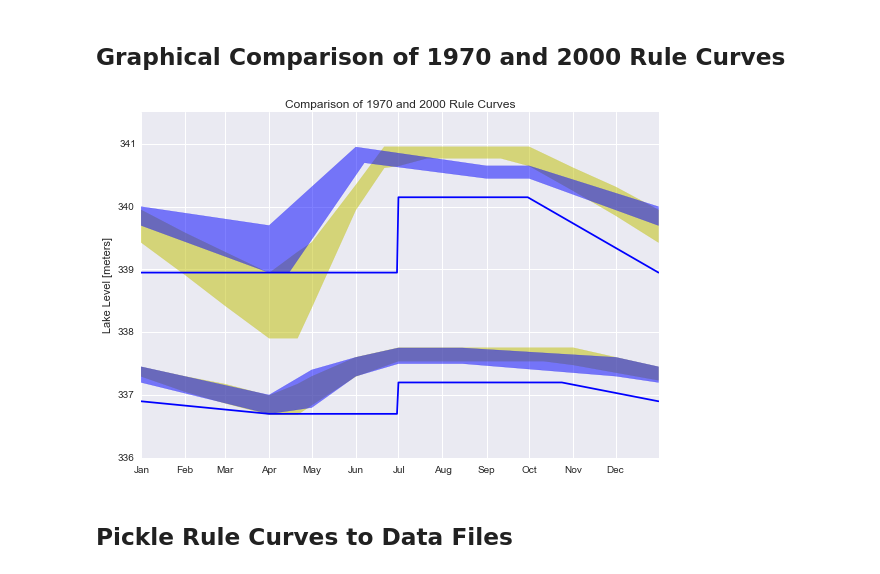
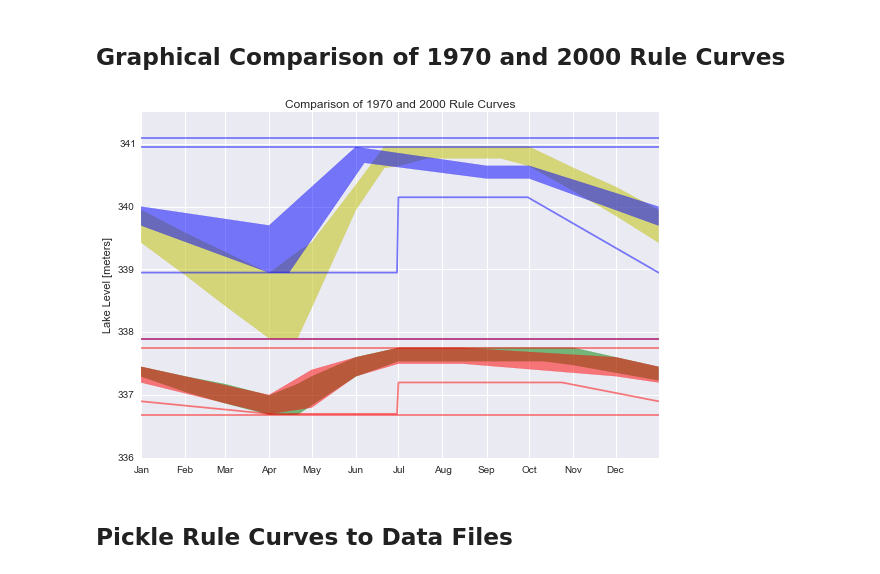
Before and after one commit to kmcgarry7/Rainy-Lake-Hydrology, a Jupyter notebook: Rule_Curves_for_Rainy_and_Namakan_Lakes.ipynb, the cells around one changed output. Cells and saved outputs as stored; diff of their text form; code cells hidden in the pictures.

```diff
--- a/Rule_Curves_for_Rainy_and_Namakan_Lakes.ipynb
+++ b/Rule_Curves_for_Rainy_and_Namakan_Lakes.ipynb
@@ -230,40 +273,47 @@ plt.fill_between(NL1970.index,
 plt.fill_between(RL1970.index,
                  RL1970['LRC'].tolist(),
                  RL1970['URC'].tolist(),
-                 color='y', alpha='0.5')
+                 color='g', alpha='0.5')
 
 plt.ylabel('Lake Level [meters]')
 plt.title('Rule Curves for Namakan and Rainy Lakes: 1970-2000')
 plt.tight_layout()
 
 plt.hold('True')
-plt.plot(NL2000.index,NL2000['EDL'],color='b')
-plt.plot(RL2000.index,RL2000['EDL'],color='b')
+plt.plot(NL2000.index,NL2000['ELW'],color='b',alpha=0.5)
+plt.plot(NL2000.index,NL2000['EDL'],color='b',alpha=0.5)
+plt.plot(NL2000.index,NL2000['EHW'],color='b',alpha=0.5)
+plt.plot(NL2000.index,NL2000['AGO'],color='b',alpha=0.5)
+
+plt.plot(RL2000.index,RL2000['ELW'],color='r',alpha=0.5)
+plt.plot(RL2000.index,RL2000['EDL'],color='r',alpha=0.5)
+plt.plot(RL2000.index,RL2000['EHW'],color='r',alpha=0.5)
+plt.plot(RL2000.index,RL2000['AGO'],color='r',alpha=0.5)
 
 plt.fill_between(NL2000.index,
                  NL2000['LRC'].tolist(),
                  NL2000['URC'].tolist(),
                  color='b', alpha='0.5')
 
 plt.fill_between(RL2000.index,
                  RL2000['LRC'].tolist(),
                  RL2000['URC'].tolist(),
-                 color='b', alpha='0.5')
+                 color='r', alpha='0.5')
 plt.hold('False')
 
 plt.ylim(336,341.5)
 plt.ylabel('Lake Level [meters]')
 plt.title('Comparison of 1970 and 2000 Rule Curves')
 
 import matplotlib.dates as mdates
 
 plt.gca().xaxis.set_major_locator(mdates.MonthLocator())
 plt.gca().xaxis.set_major_formatter(mdates.DateFormatter('%b'))
 
 plt.tight_layout()
 plt.savefig('./images/RuleCurveComparison.png')
 # %% [output]
-[figure, old version]
+[figure, new version]
 # %% [markdown]
 ## <a name=section04></a>Pickle Rule Curves to Data Files
 # %%
```
Also changed, not shown: parts of 7 cells of this notebook, 5 other files.
